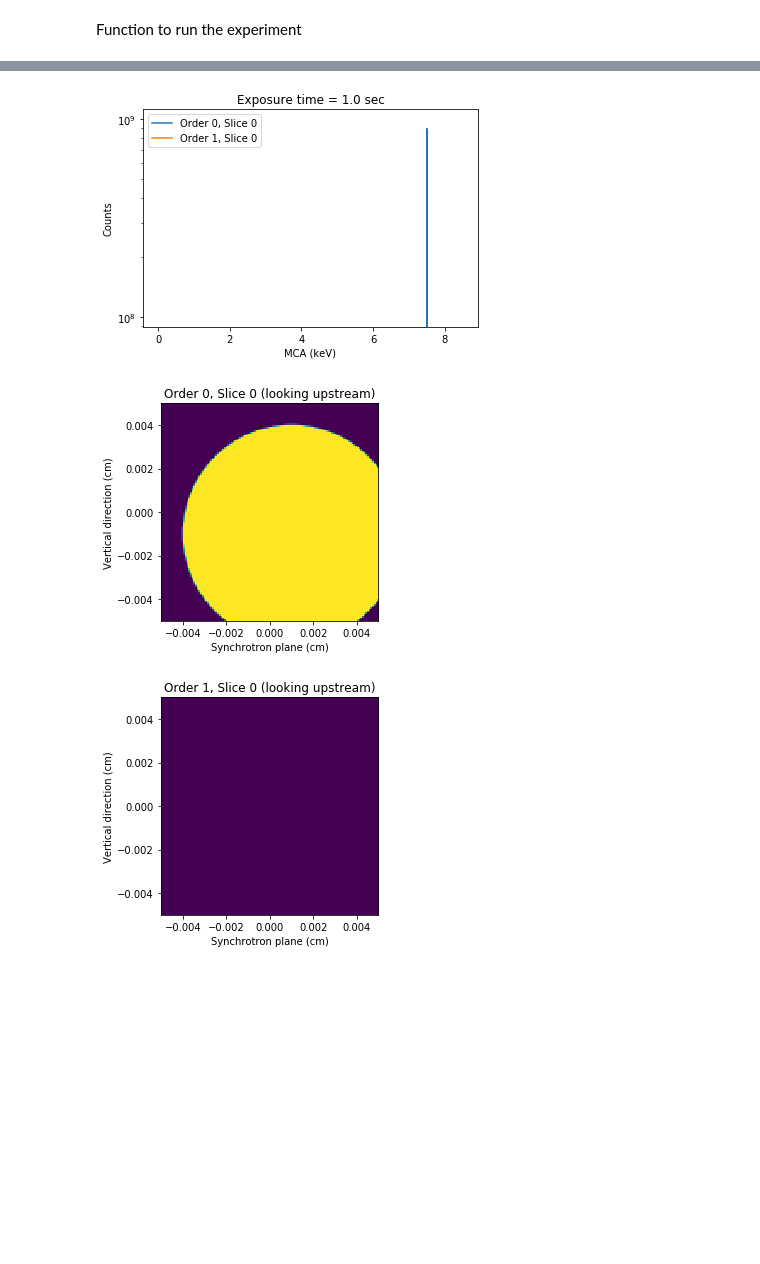
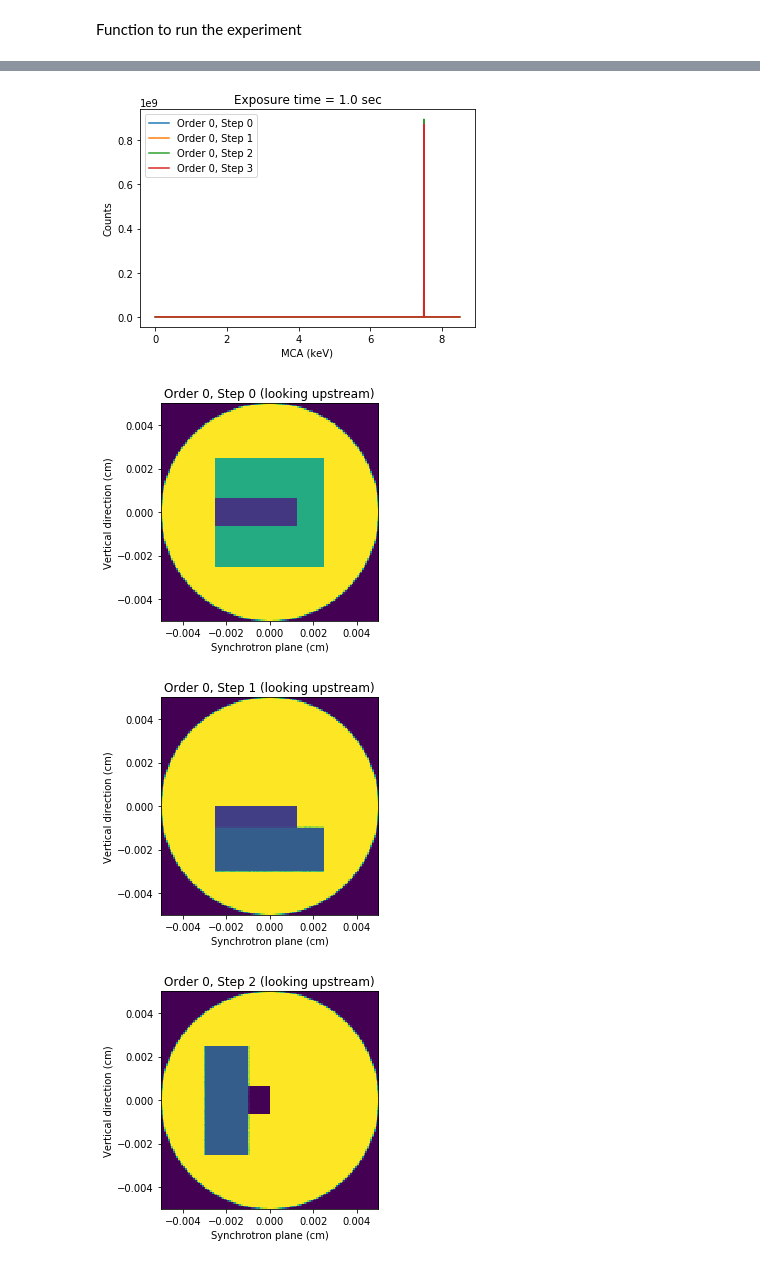
Before and after one commit to woutdenolf/spectrocrunch, a Jupyter notebook: doc/source/tutorials/montecarlo.ipynb, the cells around one changed output, grey strips where cells are left out. Cells and saved outputs as stored; diff of their text form; code cells hidden in the pictures; blank space fills up the shorter version.

```diff
--- a/doc/source/tutorials/montecarlo.ipynb
+++ b/doc/source/tutorials/montecarlo.ipynb
@@ -8,12 +11,12 @@ import numpy as np
 # %% [markdown]
 Define source
 # %%
-def definesource(world, fullfield=False):
+def definesource(world, flux=1e9, energy=7.5, distance=42e2, fullfield=False):
     if fullfield:
         beamsize = 100  # micron
     else:
         beamsize = 1  # micron
-    world.definesource(flux=1e9, energy=7.5, distance=42e2, beamsize=beamsize*1e-4)
+    world.definesource(flux=flux, energy=energy, distance=distance, beamsize=beamsize*1e-4)
 # %% [markdown]
 Define sample based on projected beam size
 # %%
@@ -99,17 +49,20 @@ def addpco(world, multiplicity=1):
 # %% [markdown]
 Function to run the experiment
 # %%
-def run(world, interactions, simulate=True):
+def run(world, interactions, simulate=True, plot=True, ylog=False):
     path = localfs.Path(world.main.path)
     if simulate:
         path.remove(recursive=True)
         world.finalize(interactions=interactions)
         if not world.simulate():
-            path.ls(recursive=True)
+            #path.ls(recursive=True)
             raise RuntimeError('Simulation failed')
     else:
         world.finalize(interactions=interactions)
-    path.ls(recursive=True)
+    #if plot:
+    #    path.ls(recursive=True)
     data, info = loadxrmcresult(world.detector.outpath, world.detector.name)
-    #info.pop('xenergy') # in case you want channels
-    showxrmcresult(data, ylog=True, **info)
+    if plot:
+        #info.pop('xenergy') # in case you want channels
+        showxrmcresult(data, ylog=ylog, **info)
+    return data, info
@@ -118,0 +72,20 @@ Fullfield
+# %%
+def addpco(world, multiplicity=10):
+    forcedetect = True
+    poissonnoise = False
+    distance = 5  # cm
+    shift = 0.002, 0.002  # cm
+    angle = np.arctan2(shift, distance)*180/np.pi  # deg
+    ebinsize = 5e-3
+    n = 128
+    projbeamsizetrans = 2 * (world.source.distance + distance) * np.tan(world.source.divergence)
+    pixelsize = projbeamsizetrans/n  # beam fits exactly in detector (when angle=[0,0])
+    world.addareadetector(distance=distance,
+                          pixelsize=(pixelsize, pixelsize), dims=(n, n),
+                          orientation_inplane=0, orientation_outplane=0,
+                          ebinsize=ebinsize, poissonnoise=poissonnoise,
+                          forcedetect=forcedetect, multiplicity=multiplicity)
+    #world.detector.add_outplane_rotationloop(angle[1], 1)
+    #world.detector.add_inplane_rotationloop(angle[0], 1)
+    world.quadrics.add_inplane_rotationloop(90, 1)
+    world.quadrics.add_outplane_rotationloop(90, 1)
@@ -119,8 +104,8 @@ Fullfield
 # %%
-path = r'/data/id21/tmp/xrmctest/fullfield'
+path = r'/data/id21/tmp/xrmctest/imaging'
 world = XrmcWorldBuilder(path)
 definesource(world, fullfield=True)
 definesample(world, fullfield=True)
-addpco(world, multiplicity=1)
-run(world, (500, 500), simulate=True)
+addpco(world)
+data, info = run(world, (10, ), simulate=True)
 # %% [output]
@@ -144,3 +129,4 @@ Total counts/order: [896156081.9528055, 0.0]
-[figure, old version]
+[figure, new version]
-[figure, old version]
+[figure, new version]
-[figure, old version]
+[figure, new version]
+[figure, added]
```
Also changed, not shown: parts of 24 cells of this notebook, 1 other file.
